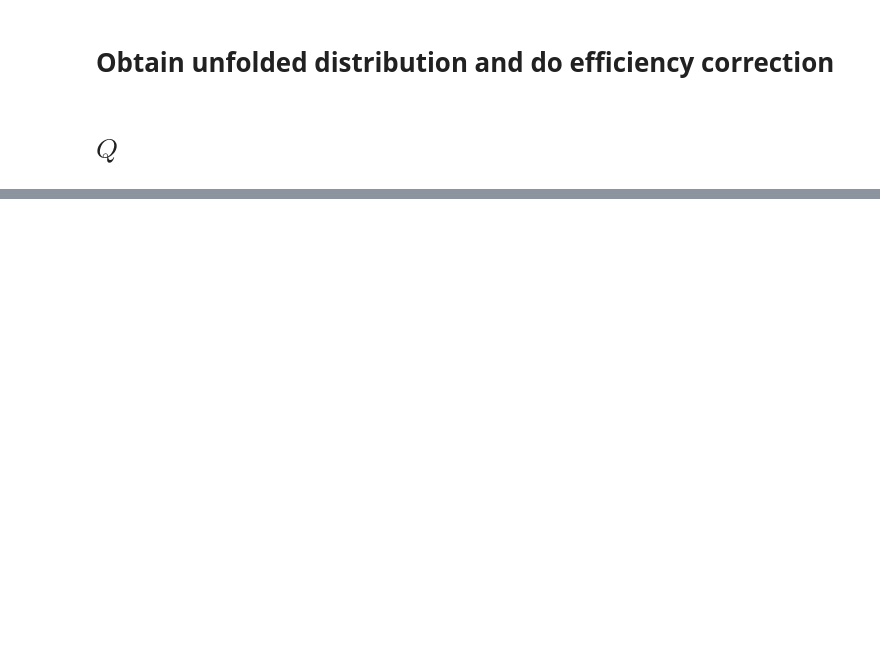
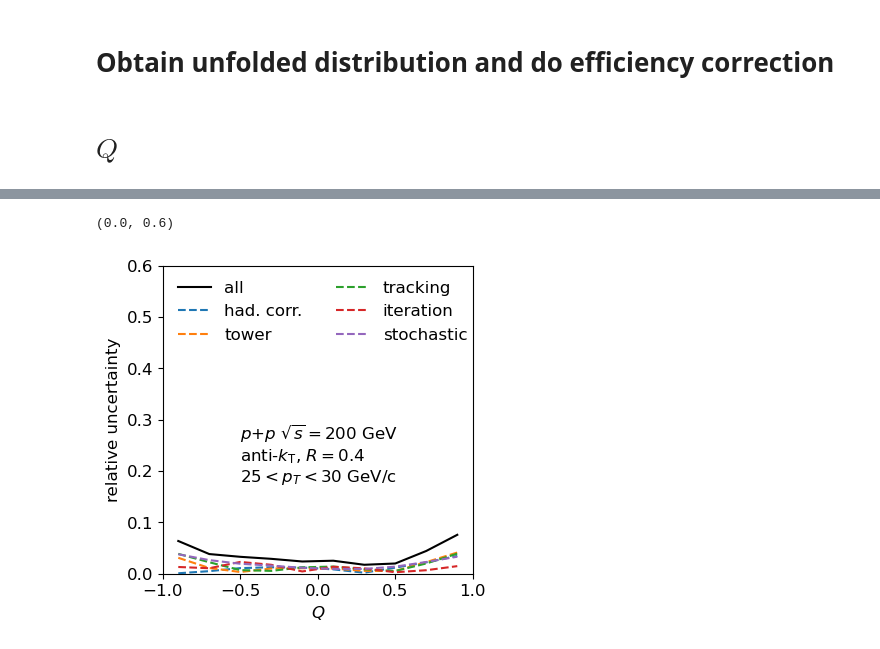
Before and after one commit to y-song/multifold-101326, a Jupyter notebook: plot_full.ipynb, the cells around one changed output, grey strips where cells are left out. Drawn from its saved outputs; the diff is of its cells as text; code cells hidden in the pictures; blank space fills up the shorter version.

Commit message:
Updated plotting script with systematic uncertainties

```diff
--- a/plot_full.ipynb
+++ b/plot_full.ipynb
@@ -351,6 +386,8 @@ def process_ob_detector(ob_index, detector_variation, dataframe):
         err_arr.append(err_scaled / sum(y_scaled) / bin_widths)
 
     return x, y_arr, err_arr
+# %%
+plt.rcParams['font.size'] = 12
 # %% [markdown]
 # $Q$
 # %%
@@ -403,3 +461,10 @@ plt.ylim(0,0.6)
 # %%
 mean_20_25 = y_arr[1]
 err_20_25 = err
+# %%
+x, y_arr, err_arr = process_ob_nom(1)
+# x, y_arr_hw, err_arr_hw = process_ob_hw(1)
+# x, y_arr_py8, err_arr_py8 = process_ob_py8(1)
+x, y_arr_eff096, err_arr_eff096 = process_ob_detector(1, "eff096", df1_eff096)
+x, y_arr_tow104, err_arr_tow104 = process_ob_detector(1, "tow104", df1_tow104)
+x, y_arr_hadcorr05, err_arr_hadcorr05 = process_ob_detector(1, "hadcorr05", df1_hadcorr05)
@@ -405,0 +489,39 @@ err_20_25 = err
+# %%
+err1 = abs(np.array(y_arr[1])-np.array(y_arr_eff096[0]))
+err2 = abs(np.array(y_arr[1])-np.array(y_arr_tow104[0]))
+err3 = abs(np.array(y_arr[1])-np.array(y_arr_hadcorr05[0]))
+err4 = np.zeros_like(err1) # abs(np.array(y_arr[1])-np.array(y_arr_hw[0]))
+err5 = np.zeros_like(err1) # abs(np.array(y_arr[1])-np.array(y_arr_py8[0]))
+err6 = err_arr[1]
+
+delta_y = []
+for it in range(2,7):
+    delta_y.append( abs(y_arr[it-1]-y_arr[1]) )
+err7 = np.max(delta_y,axis=0)
+
+err = []
+for i in range(0,len(err1)):
+    err.append( np.sqrt( (err1[i])**2 + (err2[i])**2 + (err3[i])**2 + (max(abs(err4[i]), abs(err5[i]), abs(err7[i])))**2 + (err6[i])**2 ) )
+err = np.array(err)
+# %%
+plt.figure(figsize=(4,4))
+
+plt.plot(x, (err/y_arr[1]), color='k', label='all')
+plt.plot(x, (err3/y_arr[1]), '--', label='had. corr.')
+plt.plot(x, (err2/y_arr[1]), '--', label='tower')
+plt.plot(x, (err1/y_arr[1]), '--', label='tracking')
+# plt.plot(x, (err4/y_arr[1]), '--', label='Herwig')
+# plt.plot(x, (err5/y_arr[1]), '--', label='Pythia8')
+plt.plot(x, (err7/y_arr[1]), '--', label='iteration')
+plt.plot(x, (err6/y_arr[1]), '--', label='stochastic')
+
+plt.ylabel('relative uncertainty')
+plt.xlabel('$Q$')
+plt.legend(frameon=False, loc='upper left', ncol=2)
+plt.text(-0.5,0.22,'$p$+$p$ $\sqrt{s}=200$ GeV\nanti-$k_\mathrm{T}$, $R=0.4$')
+plt.text(-0.5,0.18,'$25<p_T<30$ GeV/c')
+plt.xlim(-1,1)
+plt.ylim(0,0.6)
+# %% [output]
+(0.0, 0.6)
+[figure, added]
```
Also changed, not shown: parts of 148 cells of this notebook.
